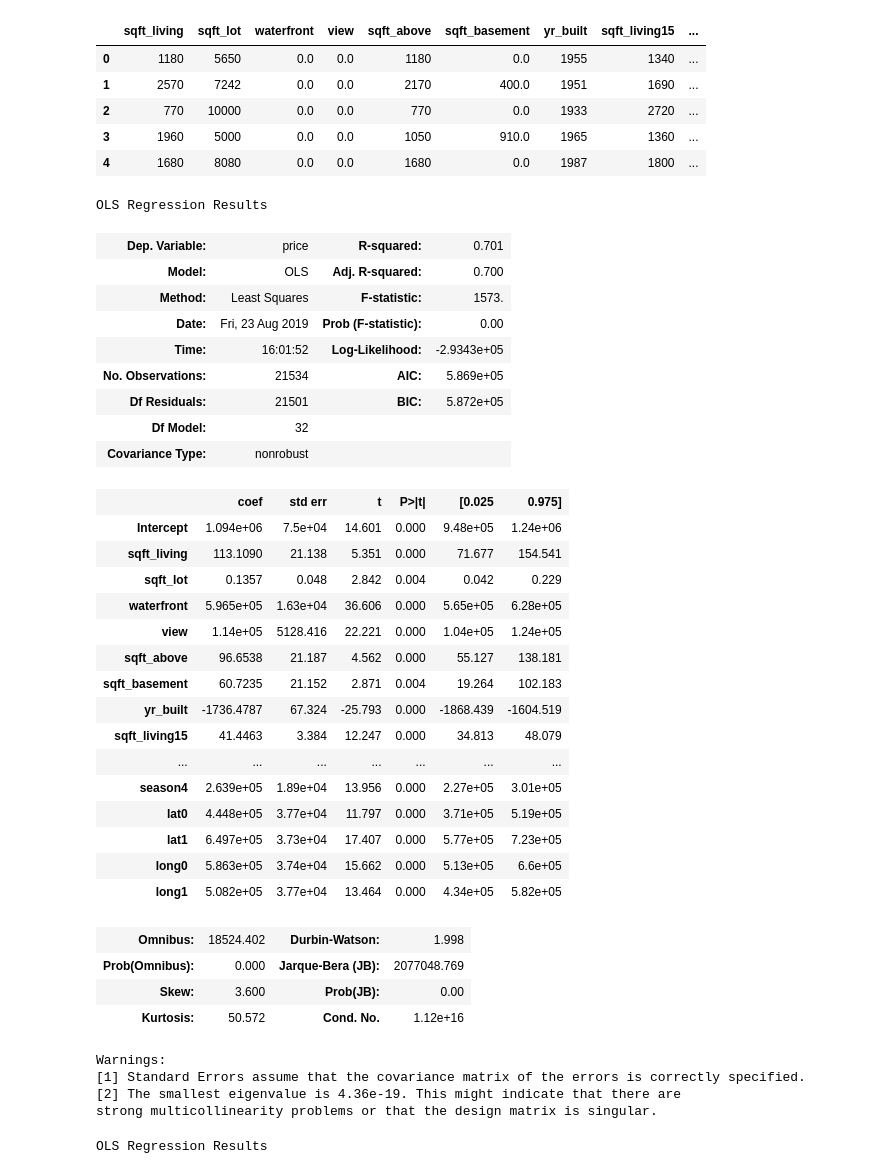
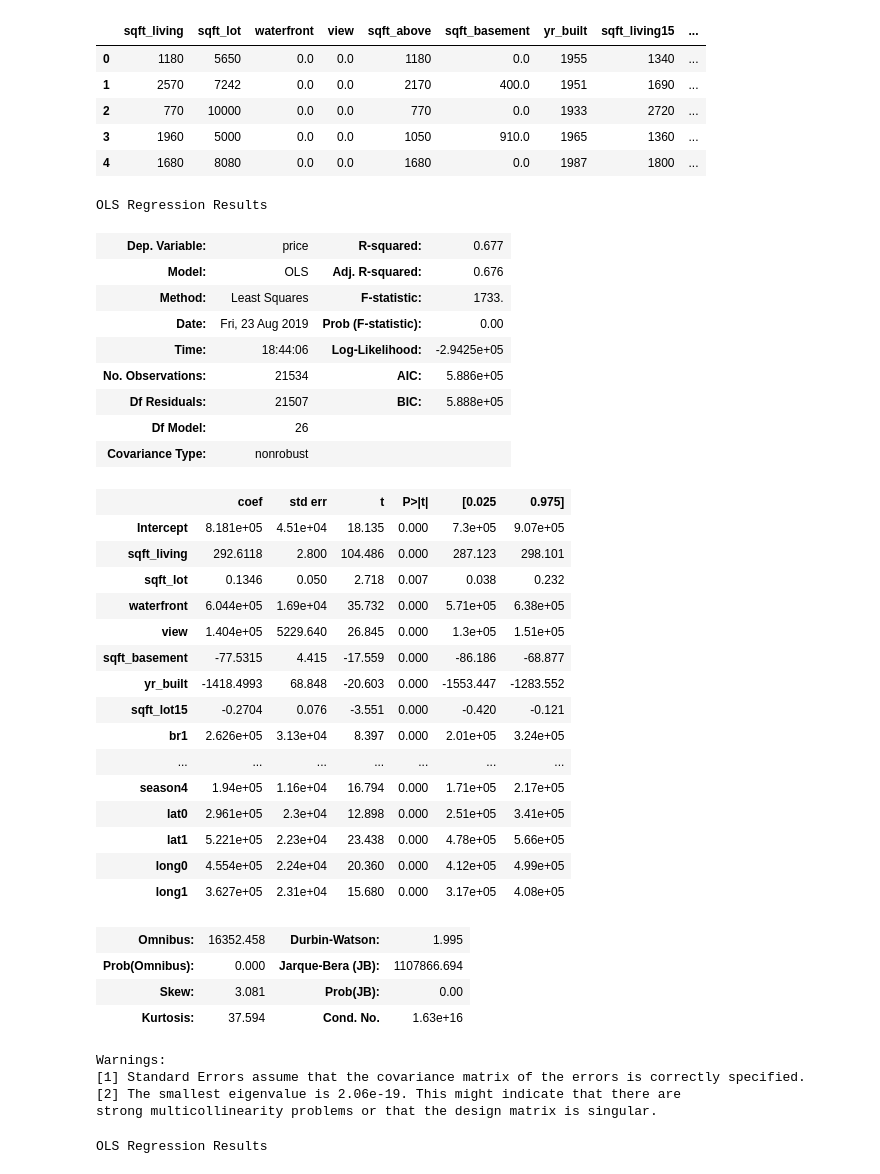
Before and after one commit to rab175/dsc-v2-mod1-final-project-online-ds-pt-071519, a Jupyter notebook: student.ipynb, the cells around one changed output. Cells and saved outputs as stored; diff of their text form; code cells hidden in the pictures.

```diff
--- a/student.ipynb
+++ b/student.ipynb
@@ -586,0 +616,3 @@ sqft_lot15: similar to sqft_lot
+# %%
+df_sqft_drop = df2[df2['sqft_living'] < 8000]
+df_sqft_drop.sqft_living.describe()
@@ -586,0 +629,5 @@ sqft_lot15: similar to sqft_lot
+# %%
+df2 = df_sqft_drop
+df_conts = df2.loc[:,conts]
+df_conts.hist(figsize=(10,8))
+df_conts.describe()
@@ -586,0 +672,3 @@ sqft_lot15: similar to sqft_lot
+# %%
+df_lot_drop = df2[df2['sqft_lot'] <= 500000]
+df_lot_drop.sqft_lot.describe()
@@ -586,0 +685,5 @@ sqft_lot15: similar to sqft_lot
+# %%
+df2 = df_lot_drop
+df_conts = df2.loc[:,conts]
+df_conts.hist(figsize=(10,8))
+df_conts.describe()
@@ -1306,58 +1441,58 @@ df_dv2.head()
 # %%
 import statsmodels.api as sm
 import statsmodels.formula.api as smf
 import scipy.stats as stats
 import statsmodels.stats.api as sms
 from statsmodels.formula.api import ols
 
 outcome = 'price'
-x_cols = df_dv2.drop(['price'], axis=1).columns
+x_cols = df_dv2.drop(['price','sqft_above','sqft_living15','grd1','grd2','grd3','grd4', 'br6'], axis=1).columns
 predictors = '+'.join(x_cols)
 
 f = outcome + '~' + predictors
 
 model = smf.ols(formula=f, data=df_dv2).fit()
 
 model.summary()
 
 # fig = plt.figure(figsize=(15,8))
 # fig = sm.graphics.plot_regress_exog(model, 'sqft_living', fig=fig)
 # fig = sm.graphics.qqplot(model.resid, dist=stats.norm, line='45', fit=True,   )
 # plt.show()
 # %% [output]
 OLS Regression Results
-| Dep. Variable: | price | R-squared: | 0.701 |
-| Model: | OLS | Adj. R-squared: | 0.700 |
-| Method: | Least Squares | F-statistic: | 1573. |
+| Dep. Variable: | price | R-squared: | 0.677 |
+| Model: | OLS | Adj. R-squared: | 0.676 |
+| Method: | Least Squares | F-statistic: | 1733. |
 | Date: | Fri, 23 Aug 2019 | Prob (F-statistic): | 0.00 |
-| Time: | 16:01:52 | Log-Likelihood: | -2.9343e+05 |
-| No. Observations: | 21534 | AIC: | 5.869e+05 |
-| Df Residuals: | 21501 | BIC: | 5.872e+05 |
-| Df Model: | 32 |  |  |
+| Time: | 18:44:06 | Log-Likelihood: | -2.9425e+05 |
+| No. Observations: | 21534 | AIC: | 5.886e+05 |
+| Df Residuals: | 21507 | BIC: | 5.888e+05 |
+| Df Model: | 26 |  |  |
 | Covariance Type: | nonrobust |  |  |
 |  | coef | std err | t | P>|t| | [0.025 | 0.975] |
-| Intercept | 1.094e+06 | 7.5e+04 | 14.601 | 0.000 | 9.48e+05 | 1.24e+06 |
-| sqft_living | 113.1090 | 21.138 | 5.351 | 0.000 | 71.677 | 154.541 |
-| sqft_lot | 0.1357 | 0.048 | 2.842 | 0.004 | 0.042 | 0.229 |
-| waterfront | 5.965e+05 | 1.63e+04 | 36.606 | 0.000 | 5.65e+05 | 6.28e+05 |
-| view | 1.14e+05 | 5128.416 | 22.221 | 0.000 | 1.04e+05 | 1.24e+05 |
-| sqft_above | 96.6538 | 21.187 | 4.562 | 0.000 | 55.127 | 138.181 |
-| sqft_basement | 60.7235 | 21.152 | 2.871 | 0.004 | 19.264 | 102.183 |
-| yr_built | -1736.4787 | 67.324 | -25.793 | 0.000 | -1868.439 | -1604.519 |
-| sqft_living15 | 41.4463 | 3.384 | 12.247 | 0.000 | 34.813 | 48.079 |
+| Intercept | 8.181e+05 | 4.51e+04 | 18.135 | 0.000 | 7.3e+05 | 9.07e+05 |
+| sqft_living | 292.6118 | 2.800 | 104.486 | 0.000 | 287.123 | 298.101 |
+| sqft_lot | 0.1346 | 0.050 | 2.718 | 0.007 | 0.038 | 0.232 |
+| waterfront | 6.044e+05 | 1.69e+04 | 35.732 | 0.000 | 5.71e+05 | 6.38e+05 |
+| view | 1.404e+05 | 5229.640 | 26.845 | 0.000 | 1.3e+05 | 1.51e+05 |
+| sqft_basement | -77.5315 | 4.415 | -17.559 | 0.000 | -86.186 | -68.877 |
+| yr_built | -1418.4993 | 68.848 | -20.603 | 0.000 | -1553.447 | -1283.552 |
+| sqft_lot15 | -0.2704 | 0.076 | -3.551 | 0.000 | -0.420 | -0.121 |
+| br1 | 2.626e+05 | 3.13e+04 | 8.397 | 0.000 | 2.01e+05 | 3.24e+05 |
 | ... | ... | ... | ... | ... | ... | ... |
-| season4 | 2.639e+05 | 1.89e+04 | 13.956 | 0.000 | 2.27e+05 | 3.01e+05 |
-| lat0 | 4.448e+05 | 3.77e+04 | 11.797 | 0.000 | 3.71e+05 | 5.19e+05 |
-| lat1 | 6.497e+05 | 3.73e+04 | 17.407 | 0.000 | 5.77e+05 | 7.23e+05 |
-| long0 | 5.863e+05 | 3.74e+04 | 15.662 | 0.000 | 5.13e+05 | 6.6e+05 |
-| long1 | 5.082e+05 | 3.77e+04 | 13.464 | 0.000 | 4.34e+05 | 5.82e+05 |
+| season4 | 1.94e+05 | 1.16e+04 | 16.794 | 0.000 | 1.71e+05 | 2.17e+05 |
+| lat0 | 2.961e+05 | 2.3e+04 | 12.898 | 0.000 | 2.51e+05 | 3.41e+05 |
+| lat1 | 5.221e+05 | 2.23e+04 | 23.438 | 0.000 | 4.78e+05 | 5.66e+05 |
+| long0 | 4.554e+05 | 2.24e+04 | 20.360 | 0.000 | 4.12e+05 | 4.99e+05 |
+| long1 | 3.627e+05 | 2.31e+04 | 15.680 | 0.000 | 3.17e+05 | 4.08e+05 |
-| Omnibus: | 18524.402 | Durbin-Watson: | 1.998 |
-| Prob(Omnibus): | 0.000 | Jarque-Bera (JB): | 2077048.769 |
-| Skew: | 3.600 | Prob(JB): | 0.00 |
-| Kurtosis: | 50.572 | Cond. No. | 1.12e+16 |
+| Omnibus: | 16352.458 | Durbin-Watson: | 1.995 |
+| Prob(Omnibus): | 0.000 | Jarque-Bera (JB): | 1107866.694 |
+| Skew: | 3.081 | Prob(JB): | 0.00 |
+| Kurtosis: | 37.594 | Cond. No. | 1.63e+16 |
 Warnings:
 [1] Standard Errors assume that the covariance matrix of the errors is correctly specified.
-[2] The smallest eigenvalue is 4.36e-19. This might indicate that there are
+[2] The smallest eigenvalue is 2.06e-19. This might indicate that there are
 strong multicollinearity problems or that the design matrix is singular.
 # %%
 x_cols = df_dv2.drop(['price', 'grd1','grd2','grd3','grd4'], axis=1).columns
```
Also changed, not shown: parts of 22 cells of this notebook.
